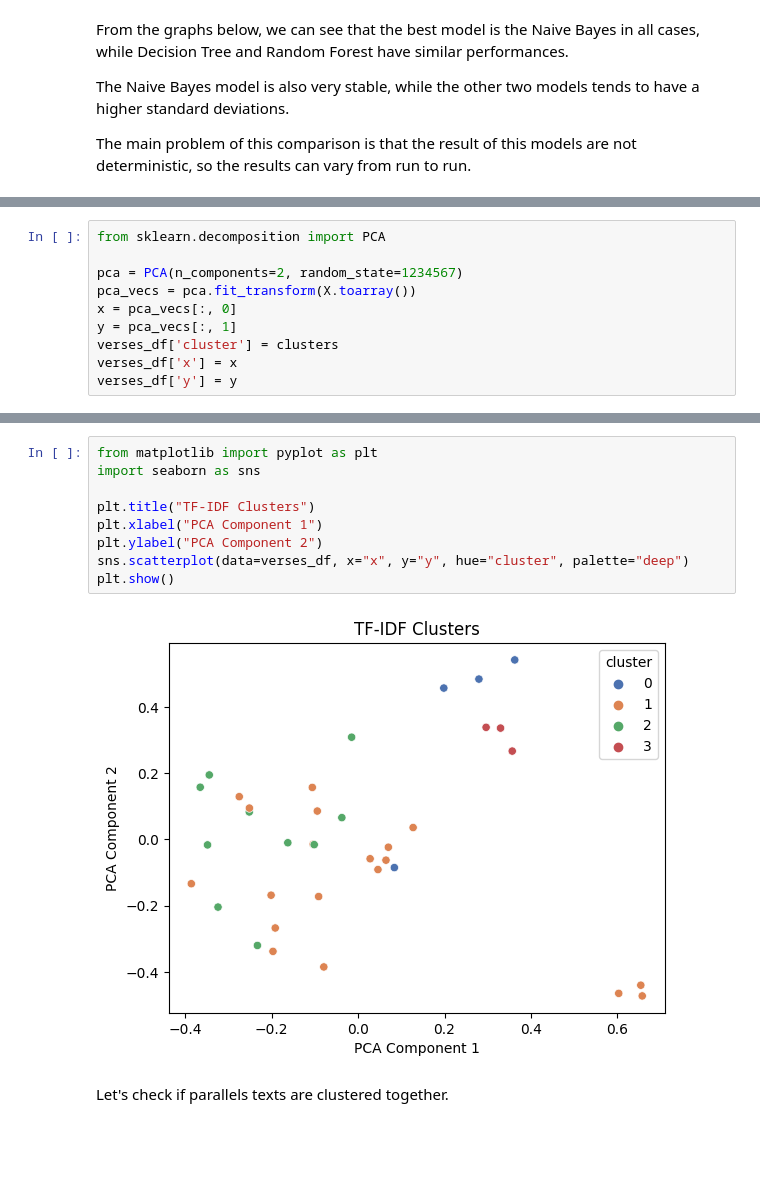
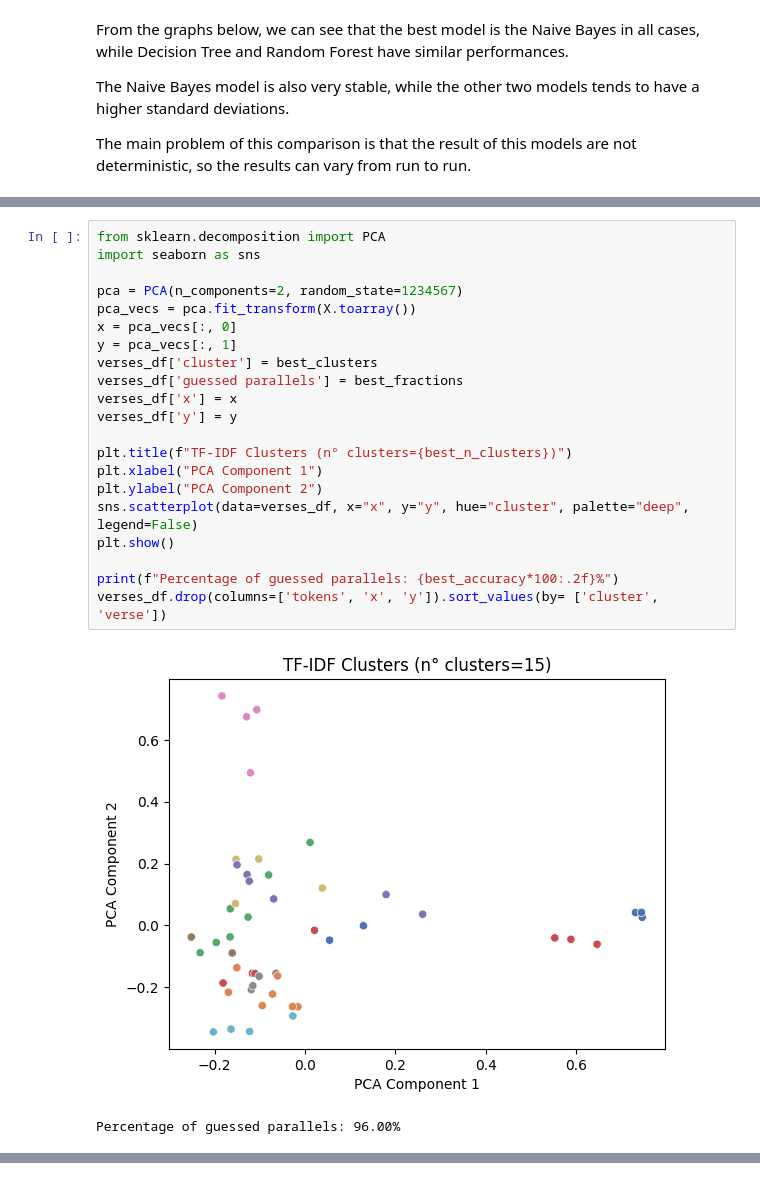
Before and after one commit to rik1599/advanced-data-science-2023, a Jupyter notebook: bible-nlp/bible-nlp.ipynb, the cells around one changed output, grey strips where cells are left out. Saved outputs shown, nothing was run; the diff lists cells and outputs as text; blank space fills up the shorter version.

```diff
--- a/bible-nlp/bible-nlp.ipynb
+++ b/bible-nlp/bible-nlp.ipynb
@@ -302,10 +390,24 @@ clusters = kmeans.labels_
 # %%
 from sklearn.decomposition import PCA
+import seaborn as sns
 
 pca = PCA(n_components=2, random_state=1234567)
 pca_vecs = pca.fit_transform(X.toarray())
 x = pca_vecs[:, 0]
 y = pca_vecs[:, 1]
-verses_df['cluster'] = clusters
+verses_df['cluster'] = best_clusters
+verses_df['guessed parallels'] = best_fractions
 verses_df['x'] = x
 verses_df['y'] = y
+
+plt.title(f"TF-IDF Clusters (n° clusters={best_n_clusters})")
+plt.xlabel("PCA Component 1")
+plt.ylabel("PCA Component 2")
+sns.scatterplot(data=verses_df, x="x", y="y", hue="cluster", palette="deep", legend=False)
+plt.show()
+
+print(f"Percentage of guessed parallels: {best_accuracy*100:.2f}%")
+verses_df.drop(columns=['tokens', 'x', 'y']).sort_values(by= ['cluster', 'verse'])
+# %% [output]
+[figure, added]
+Percentage of guessed parallels: 96.00%
@@ -312,13 +430,0 @@ verses_df['y'] = y
-# %%
-from matplotlib import pyplot as plt
-import seaborn as sns
-
-plt.title("TF-IDF Clusters")
-plt.xlabel("PCA Component 1")
-plt.ylabel("PCA Component 2")
-sns.scatterplot(data=verses_df, x="x", y="y", hue="cluster", palette="deep")
-plt.show()
-# %% [output]
-[figure, removed]
-# %% [markdown]
-Let's check if parallels texts are clustered together.
```
Also changed, not shown: parts of 29 cells of this notebook, 8 other files.
